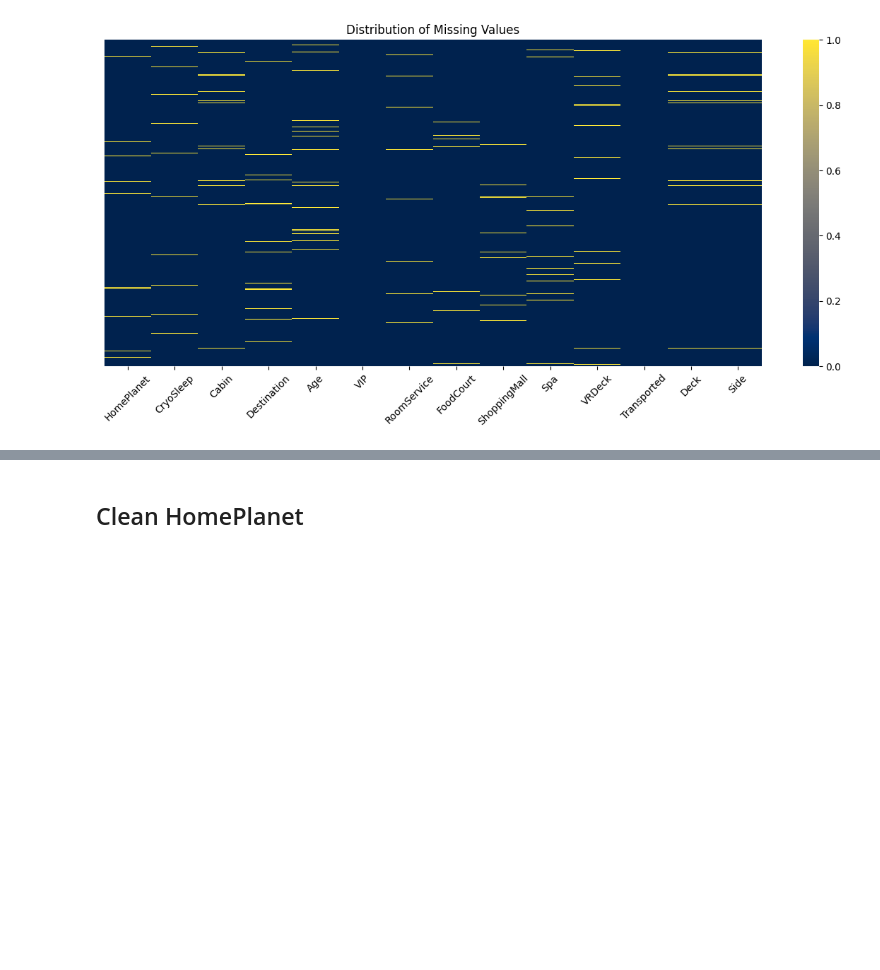
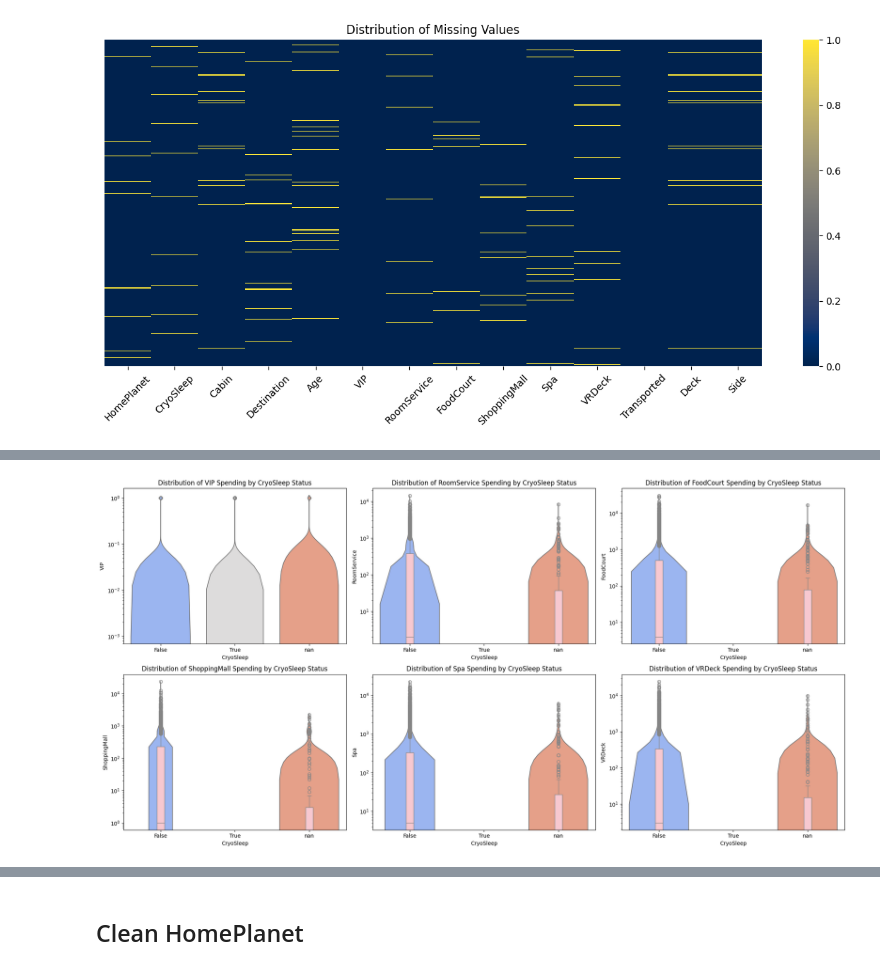
Before and after one commit to ezishr/spaceship-titanic, a Jupyter notebook: eda.ipynb, the cells around one changed output, grey strips where cells are left out. Drawn from its saved outputs; the diff is of its cells as text; code cells hidden in the pictures; blank space fills up the shorter version.

```diff
--- a/eda.ipynb
+++ b/eda.ipynb
@@ -231,0 +226,23 @@ def category_col_rela(dataframe, target_col, feature_col):
+# %%
+# Distribution of Amenities with CryoSleep status
+amenities_cols = ['VIP', 'RoomService', 'FoodCourt', 'ShoppingMall', 'Spa', 'VRDeck']
+
+sample_df = df[amenities_cols + ['CryoSleep']].copy()
+sample_df['CryoSleep'] = sample_df['CryoSleep'].astype(str)
+sample_df['CryoSleep'] = sample_df['CryoSleep'].fillna('Missing')
+sample_df.loc[:, amenities_cols] = sample_df[amenities_cols].fillna(0)
+
+fig,ax = plt.subplots(nrows=2, ncols = 3, figsize = (20,10))
+ax = ax.flatten()
+
+for i, col in enumerate(amenities_cols):
+    sns.violinplot(x='CryoSleep', y=col, data=sample_df, inner=None, palette='coolwarm', ax=ax[i], color='lightblue')
+    sns.boxplot(x='CryoSleep', y = col, data=sample_df, whis=1.5, width=0.1,ax=ax[i], color='pink')
+    ax[i].set_yscale('log')
+    ax[i].set_title(f'Distribution of {col} Spending by CryoSleep Status')
+    ax[i].set_xlabel('CryoSleep')
+    ax[i].set_ylabel(f'{col}')
+plt.tight_layout()
+plt.show()
+# %% [output]
+[figure, added]
```
Also changed, not shown: parts of 17 cells of this notebook.
